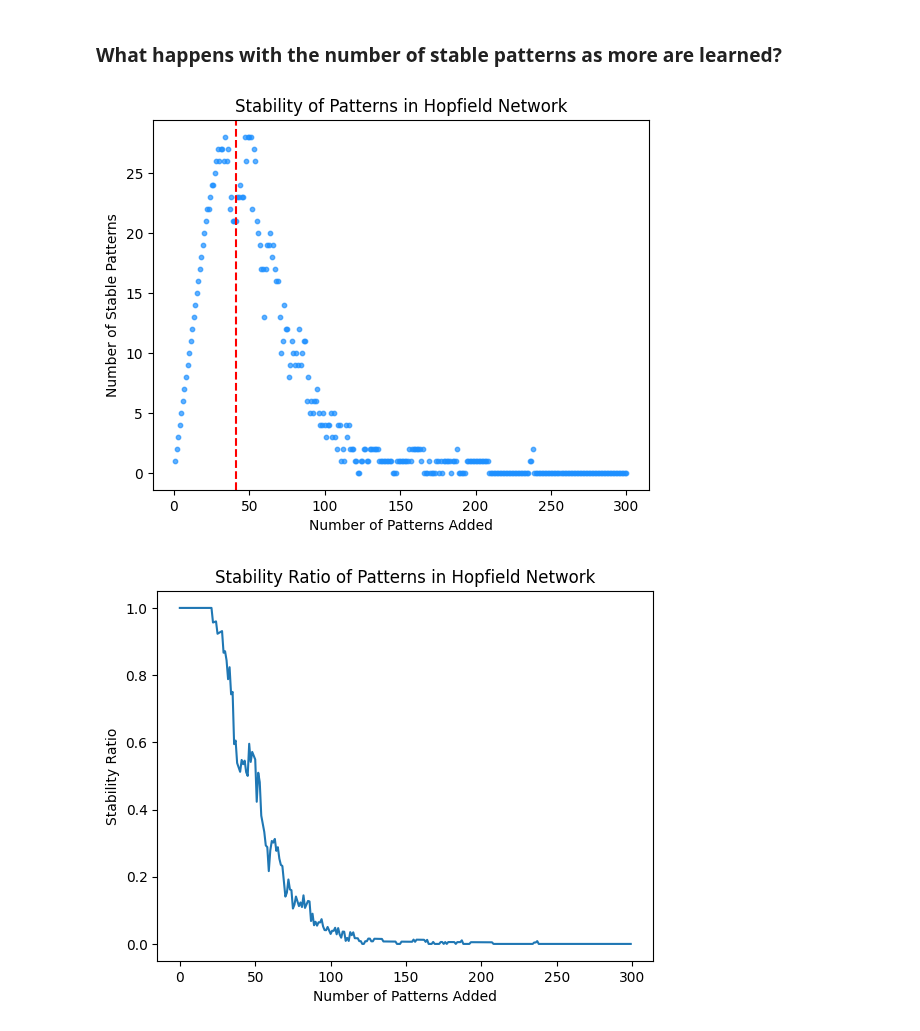
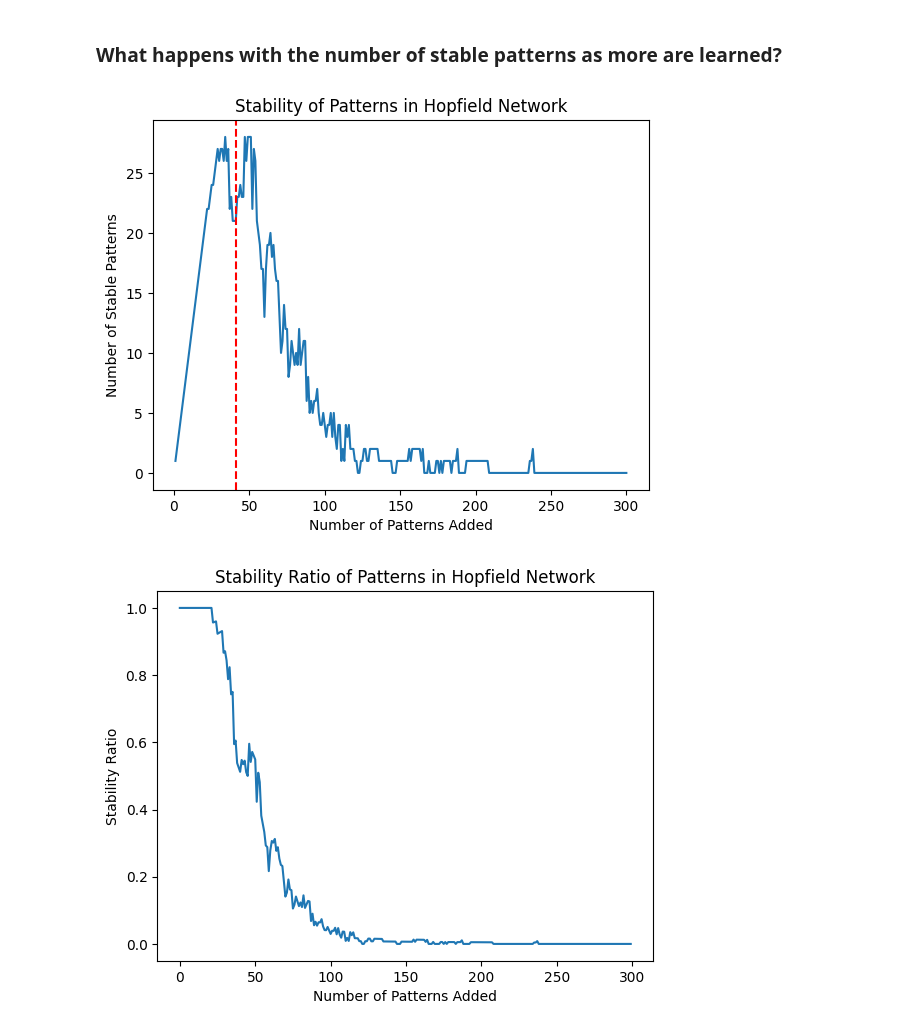
Before and after one commit to nathanansel28/DD2437, a Jupyter notebook: lab3/split3.ipynb, the cells around one changed output. Drawn from its saved outputs; the diff is of its cells as text; code cells hidden in the pictures.

```diff
--- a/lab3/split3.ipynb
+++ b/lab3/split3.ipynb
@@ -106,22 +106,22 @@ plt.show()
 # %%
 num_patterns=300
 network_size=300
 random_patterns = generate_random_patterns(num_patterns=num_patterns, pattern_size=network_size)
 hn = HopfieldNetwork(n_nodes=network_size)
 stable_counts = hn.fit_incremental(random_patterns)
 capacity = 0.138 * network_size
 
-plt.scatter(range(1, num_patterns + 1), stable_counts, s=10, alpha=0.7, c='dodgerblue')
-# plt.plot(range(1, num_patterns + 1), stable_counts)
+# plt.scatter(range(1, num_patterns + 1), stable_counts, s=10, alpha=0.7, c='dodgerblue')
+plt.plot(range(1, num_patterns + 1), stable_counts)
 plt.axvline(x=capacity, color='red', linestyle='--', label=f'Capacity = {capacity}')
 
 plt.xlabel("Number of Patterns Added")
 plt.ylabel("Number of Stable Patterns")
 plt.title("Stability of Patterns in Hopfield Network")
 
 plt.show()
 # %% [output]
-[figure, old version]
+[figure, new version]
 # %%
 def divide_lists_elementwise(list1, list2):
     result = [a / b for a, b in zip(list1, list2)]
```
Also changed, not shown: parts of 10 cells of this notebook, 2 other files.
